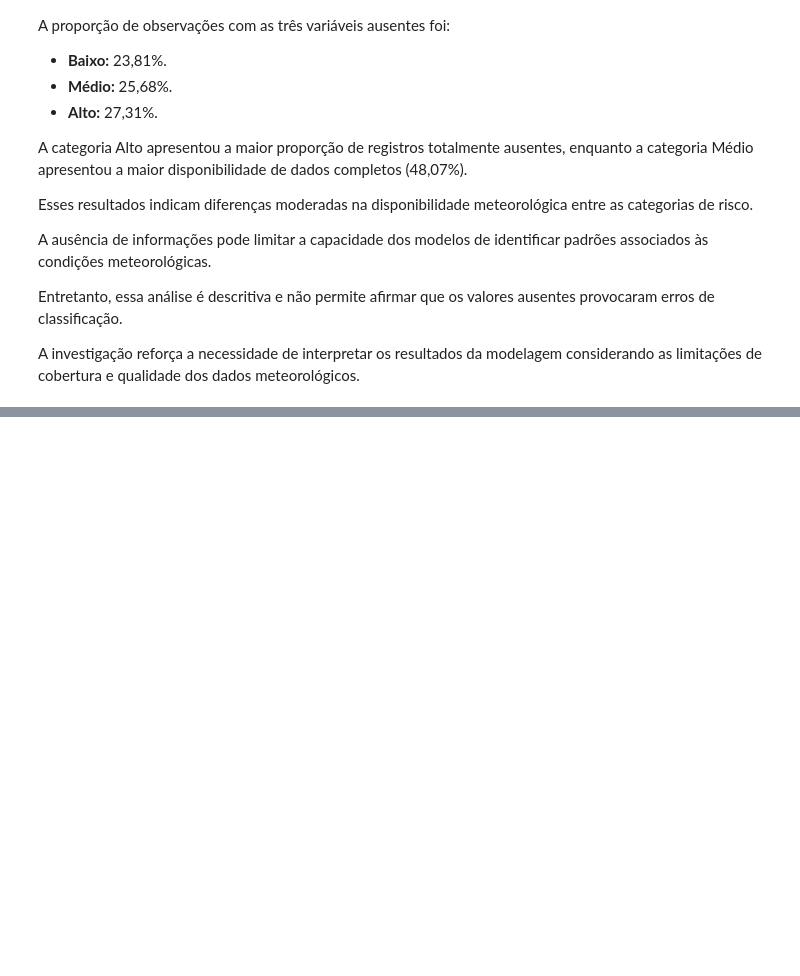
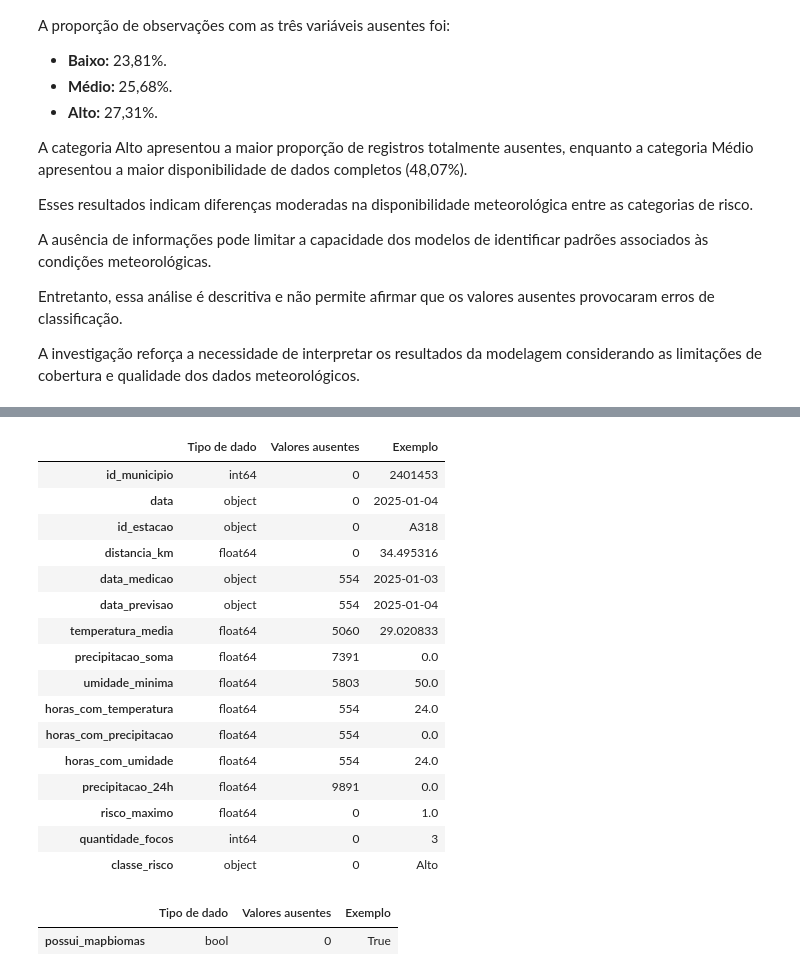
Before and after one commit to AndreLuco-48/sprint18-risco-fogo-brasil, a Jupyter notebook: notebooks/Sprint18_Etapa1_Entrega.ipynb, the cells around one changed output, grey strips where cells are left out. Drawn from its saved outputs; the diff is of its cells as text; code cells hidden in the pictures; blank space fills up the shorter version.

```diff
--- a/notebooks/Sprint18_Etapa1_Entrega.ipynb
+++ b/notebooks/Sprint18_Etapa1_Entrega.ipynb
@@ -7118,3 +7112,16 @@ que os valores ausentes provocaram erros de classificação.
 A investigação reforça a necessidade de interpretar os resultados
 da modelagem considerando as limitações de cobertura e qualidade
 dos dados meteorológicos.
+# %%
+# Identifica as variáveis presentes na base consolidada
+
+import pandas as pd
+
+df_base_v2 = pd.read_csv(
+    "../dados/processados/base_consolidada_v2.csv"
+)
+
+print("Total de variáveis:", len(df_base_v2.columns))
+
+for numero, coluna in enumerate(df_base_v2.columns, start=1):
+    print(f"{numero:02d}. {coluna}")
@@ -7120,0 +7146,37 @@ dos dados meteorológicos.
+# %%
+# Examina a estrutura das variáveis da base consolidada
+
+resumo_variaveis = pd.DataFrame({
+    "Tipo de dado": df_base_v2.dtypes.astype(str),
+    "Valores ausentes": df_base_v2.isna().sum(),
+    "Exemplo": df_base_v2.apply(
+        lambda coluna: coluna.dropna().iloc[0]
+        if not coluna.dropna().empty else None
+    )
+})
+
+# Apresenta as variáveis anteriores às classes MapBiomas
+display(resumo_variaveis.head(16))
+
+# Apresenta o indicador de disponibilidade MapBiomas
+display(resumo_variaveis.tail(1))
+# %% [output]
+|  | Tipo de dado | Valores ausentes | Exemplo |
+| id_municipio | int64 | 0 | 2401453 |
+| data | object | 0 | 2025-01-04 |
+| id_estacao | object | 0 | A318 |
+| distancia_km | float64 | 0 | 34.495316 |
+| data_medicao | object | 554 | 2025-01-03 |
+| data_previsao | object | 554 | 2025-01-04 |
+| temperatura_media | float64 | 5060 | 29.020833 |
+| precipitacao_soma | float64 | 7391 | 0.0 |
+| umidade_minima | float64 | 5803 | 50.0 |
+| horas_com_temperatura | float64 | 554 | 24.0 |
+| horas_com_precipitacao | float64 | 554 | 0.0 |
+| horas_com_umidade | float64 | 554 | 24.0 |
+| precipitacao_24h | float64 | 9891 | 0.0 |
+| risco_maximo | float64 | 0 | 1.0 |
+| quantidade_focos | int64 | 0 | 3 |
+| classe_risco | object | 0 | Alto |
+|  | Tipo de dado | Valores ausentes | Exemplo |
+| possui_mapbiomas | bool | 0 | True |
```
Also changed, not shown: parts of 23 cells of this notebook, 2 other files.
